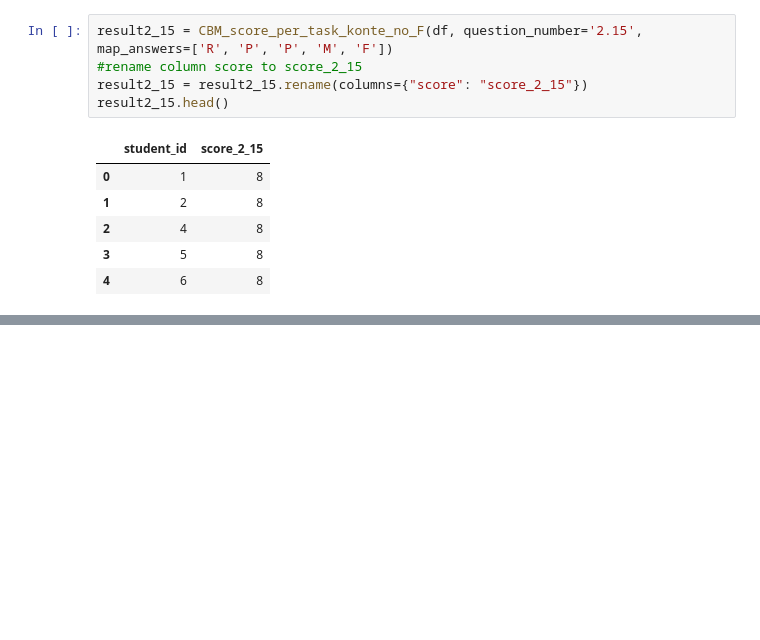
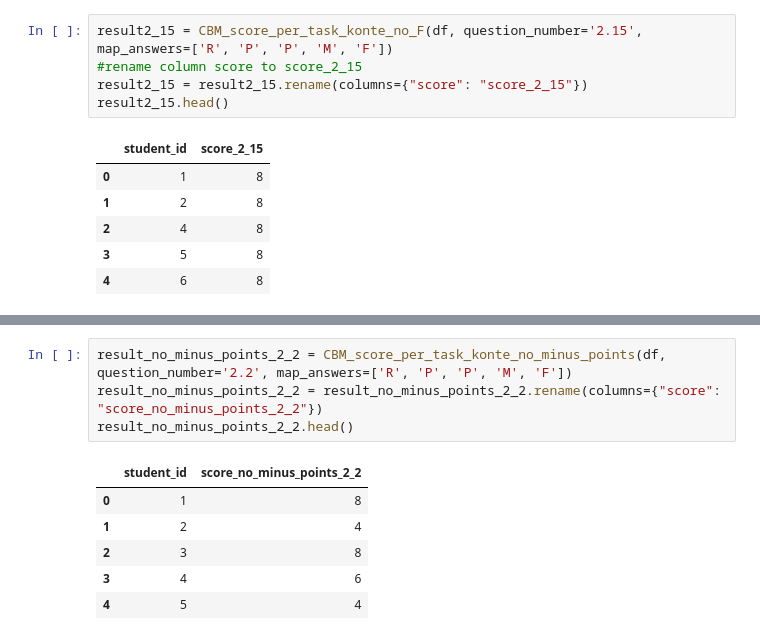
Before and after one commit to juliepe/exam_analysis_H25, a Jupyter notebook: analysis/CBM/2025/Konte/notebooks/7_CBM_tabell.ipynb, the cells around one changed output, grey strips where cells are left out. Saved outputs shown, nothing was run; the diff lists cells and outputs as text; blank space fills up the shorter version.

```diff
--- a/analysis/CBM/2025/Konte/notebooks/7_CBM_tabell.ipynb
+++ b/analysis/CBM/2025/Konte/notebooks/7_CBM_tabell.ipynb
@@ -205,0 +221,11 @@ result2_15.head()
+# %%
+result_no_minus_points_2_2 = CBM_score_per_task_konte_no_minus_points(df, question_number='2.2', map_answers=['R', 'P', 'P', 'M', 'F'])
+result_no_minus_points_2_2 = result_no_minus_points_2_2.rename(columns={"score": "score_no_minus_points_2_2"})
+result_no_minus_points_2_2.head()
+# %% [output]
+|  | student_id | score_no_minus_points_2_2 |
+| 0 | 1 | 8 |
+| 1 | 2 | 4 |
+| 2 | 3 | 8 |
+| 3 | 4 | 6 |
+| 4 | 5 | 4 |
```
Also changed, not shown: parts of 20 cells of this notebook, 3 other files.
